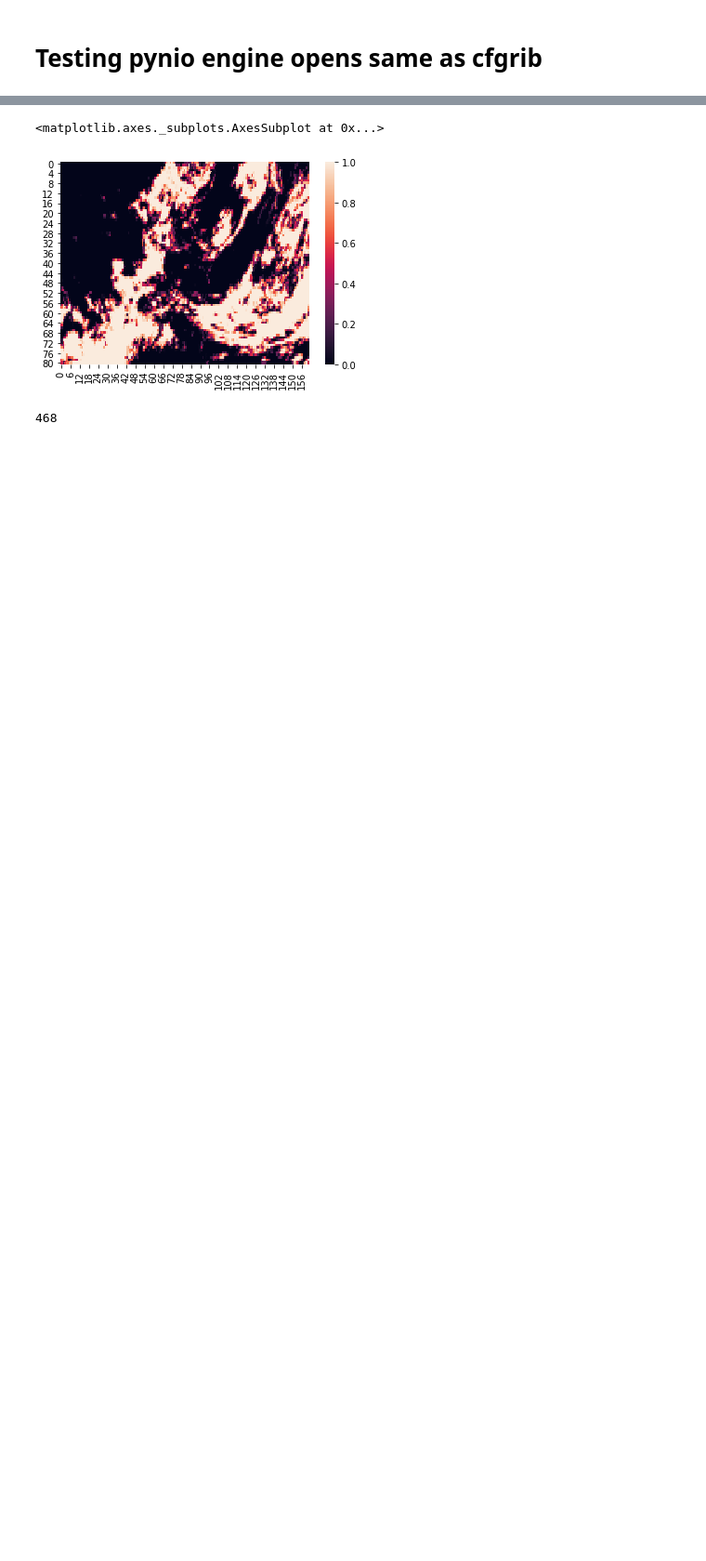
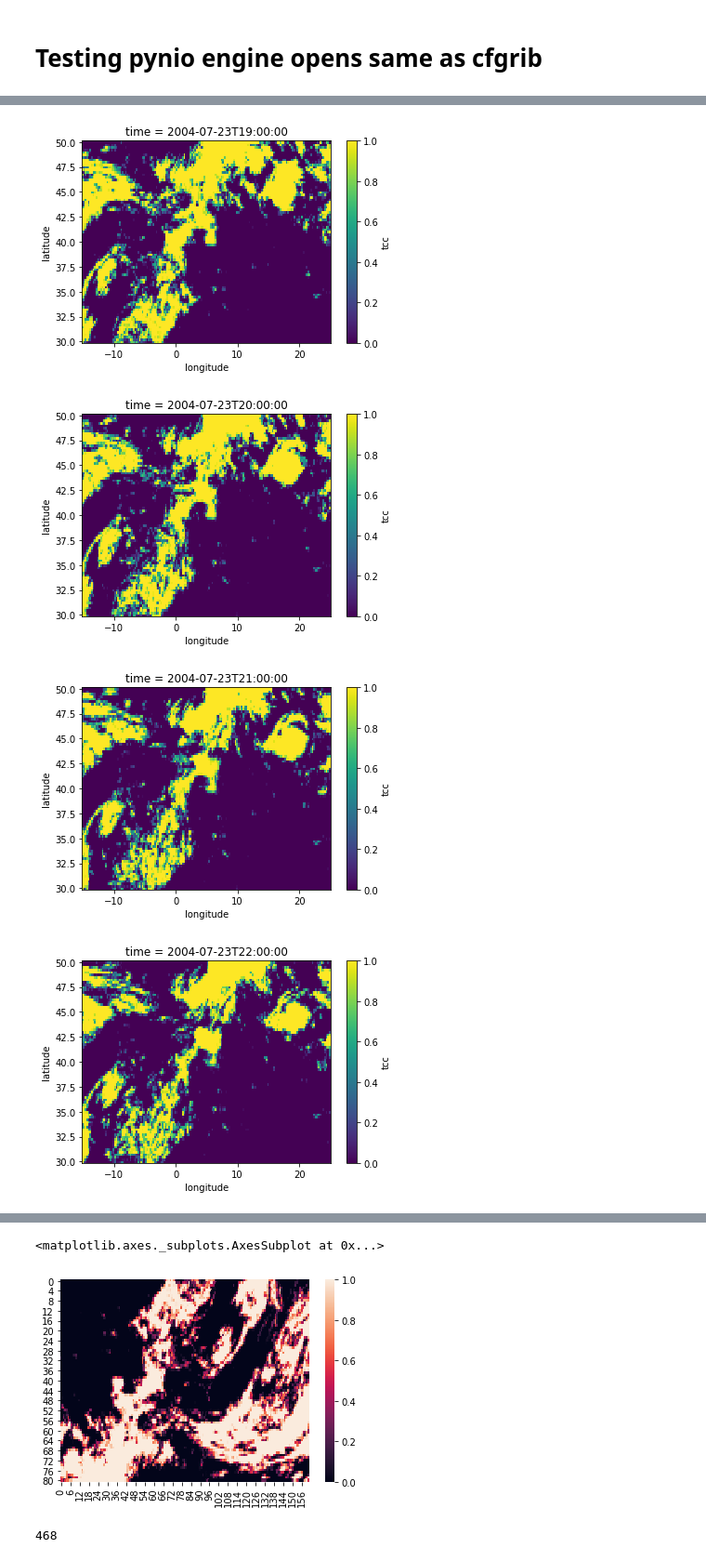
Before and after one commit to hannasv/ms, a Jupyter notebook: notebooks/reading/Calc_CLOUD_FRACTION.ipynb, the cells around one changed output, grey strips where cells are left out. Shown at 93% size. Cells and saved outputs as stored; diff of their text form; code cells hidden in the pictures; blank space fills up the shorter version.

```diff
--- a/notebooks/reading/Calc_CLOUD_FRACTION.ipynb
+++ b/notebooks/reading/Calc_CLOUD_FRACTION.ipynb
@@ -171,7 +196,7 @@ def merge_ts_to_one_dataset(grb_files,
     grib_files : list of files
         typically one year?
     """
-    data_grid = get_dict_with_all_keys()
+    data_grid = get_dict_with_all_keys(data_dir)
 
     counter = 0
     for filename in grb_files:
@@ -232,2 +251,0 @@ sns.heatmap(grid)
-# %%
-ds  = merge_ts_to_one_dataset(sat_files[:2])
@@ -245,0 +252,4 @@ Data variables:
+# %%
+for i, arr in enumerate(np.array_split(files_to_read, 10)):
+    ds  = merge_ts_to_one_dataset(files_to_read)
+    ds.to_netcdf('/home/hanna/2004_{}of10.nc'.format(i+1))
@@ -245,0 +282,11 @@ Data variables:
+# %%
+dg = xr.open_dataset('/home/hanna/test.nc')
+# %%
+for i in range(4):
+    dg['tcc'].isel(time = i).plot()
+    plt.show()
+# %% [output]
+[figure, added]
+[figure, added]
+[figure, added]
+[figure, added]
```
Also changed, not shown: parts of 26 cells of this notebook, 7 other files.
